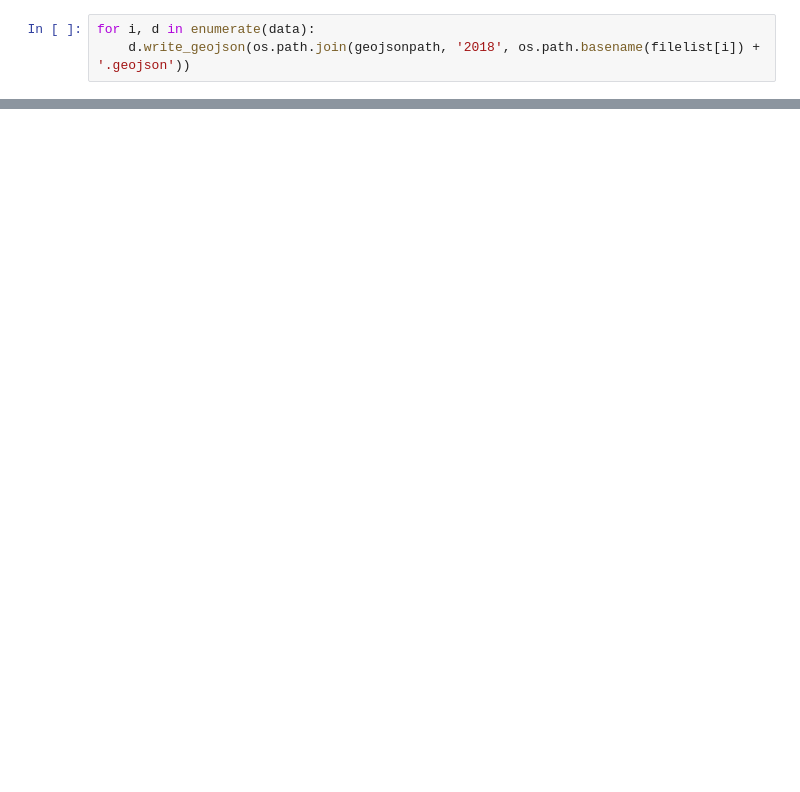
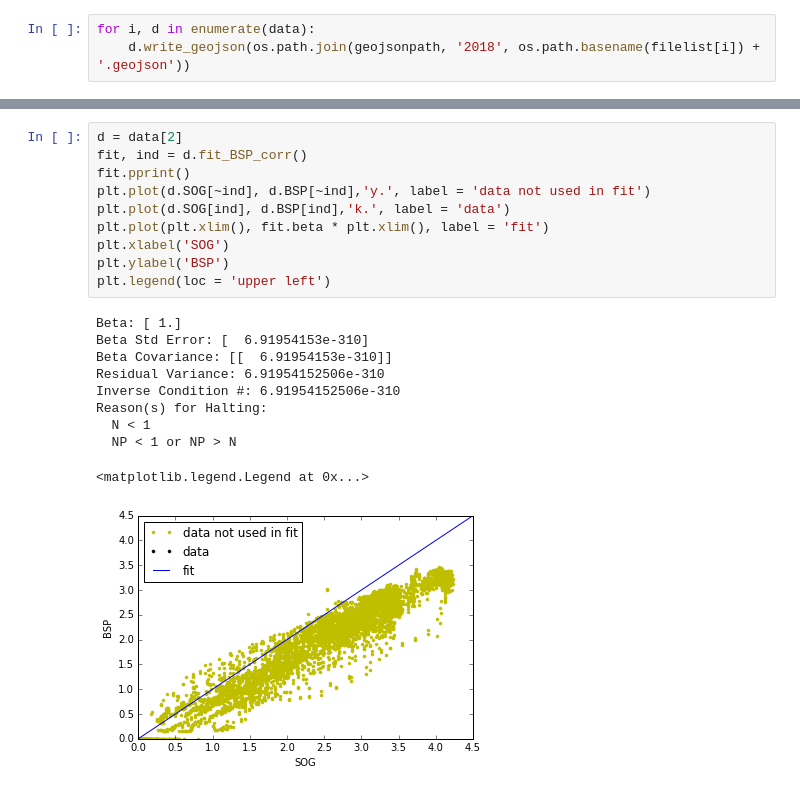
Before and after one commit to Roemerschiff/NX2, a Jupyter notebook: 2018.ipynb, the cells around one changed output, grey strips where cells are left out. Drawn from its saved outputs; the diff is of its cells as text; blank space fills up the shorter version.

```diff
--- a/2018.ipynb
+++ b/2018.ipynb
@@ -99,0 +125,21 @@ for i, d in enumerate(data):
+# %%
+d = data[2]
+fit, ind = d.fit_BSP_corr()
+fit.pprint()
+plt.plot(d.SOG[~ind], d.BSP[~ind],'y.', label = 'data not used in fit')
+plt.plot(d.SOG[ind], d.BSP[ind],'k.', label = 'data')
+plt.plot(plt.xlim(), fit.beta * plt.xlim(), label = 'fit')
+plt.xlabel('SOG')
+plt.ylabel('BSP')
+plt.legend(loc = 'upper left')
+# %% [output]
+Beta: [ 1.]
+Beta Std Error: [  6.91954153e-310]
+Beta Covariance: [[  6.91954153e-310]]
+Residual Variance: 6.91954152506e-310
+Inverse Condition #: 6.91954152506e-310
+Reason(s) for Halting:
+  N < 1
+  NP < 1 or NP > N
+<matplotlib.legend.Legend at 0x...>
+[figure, added]
```
Also changed, not shown: parts of 42 cells of this notebook, 2 other files.
